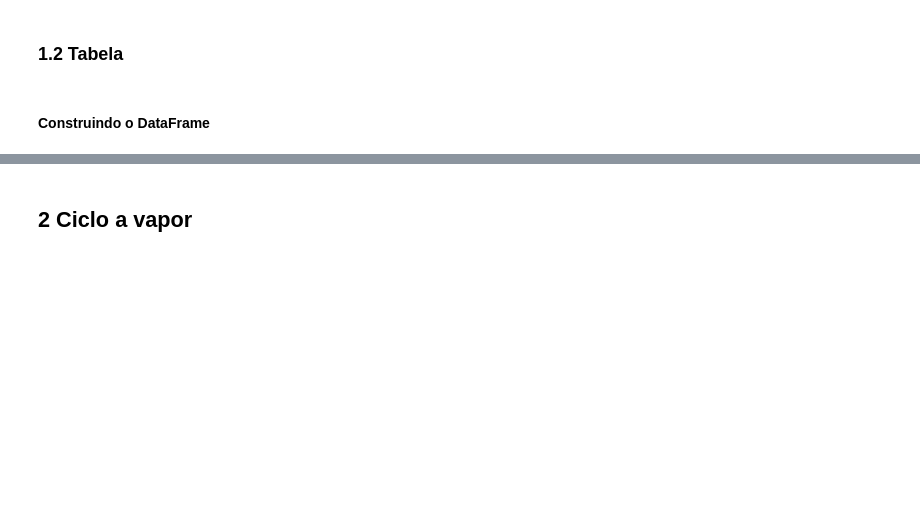
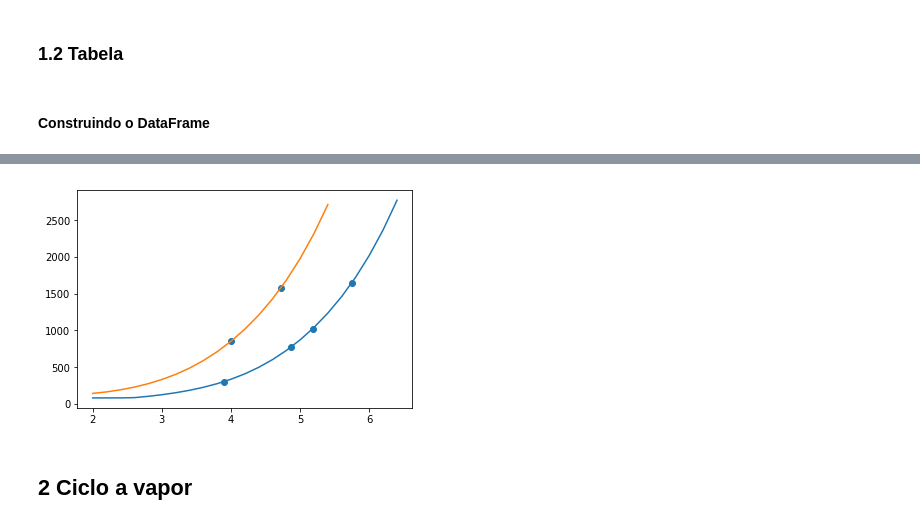
Before and after one commit to pimenta-arthur/thermoelectric_cycle, a Jupyter notebook: ENE129-T1.ipynb, the cells around one changed output, grey strips where cells are left out. Cells and saved outputs as stored; diff of their text form; code cells hidden in the pictures; blank space fills up the shorter version.

```diff
--- a/ENE129-T1.ipynb
+++ b/ENE129-T1.ipynb
@@ -214,3 +233,23 @@ df.set_index('Estado')
+# %%
+def f_iso(s, p, fluid):
+    return CP.PropsSI('T', 'P', p, 'S', s*1e3, fluid)
+# %%
+iso_1 = 1.013*1e5 #bar
+iso_2 = 30*1e5 #bar
+
+x_1 = np.arange(2, 8, 0.2)
+y_1 = f_iso(x_1, iso_1, 'Air')
+
+x_2 = np.arange(2, 8, 0.2)
+y_2 = f_iso(x_1, iso_2, 'Air')
+# %%
+# isobáricas
+plt.plot(x_1, y_1, x_2, y_2)
+# estados
+plt.scatter(df.iloc[:,4], df.iloc[:,1].map(lambda x: x+273.15))
+plt.show()
+# %% [output]
+[figure, added]
 # %% [markdown]
 ## 2 Ciclo a vapor
 # %% [markdown]
```
Also changed, not shown: parts of 10 cells of this notebook.
